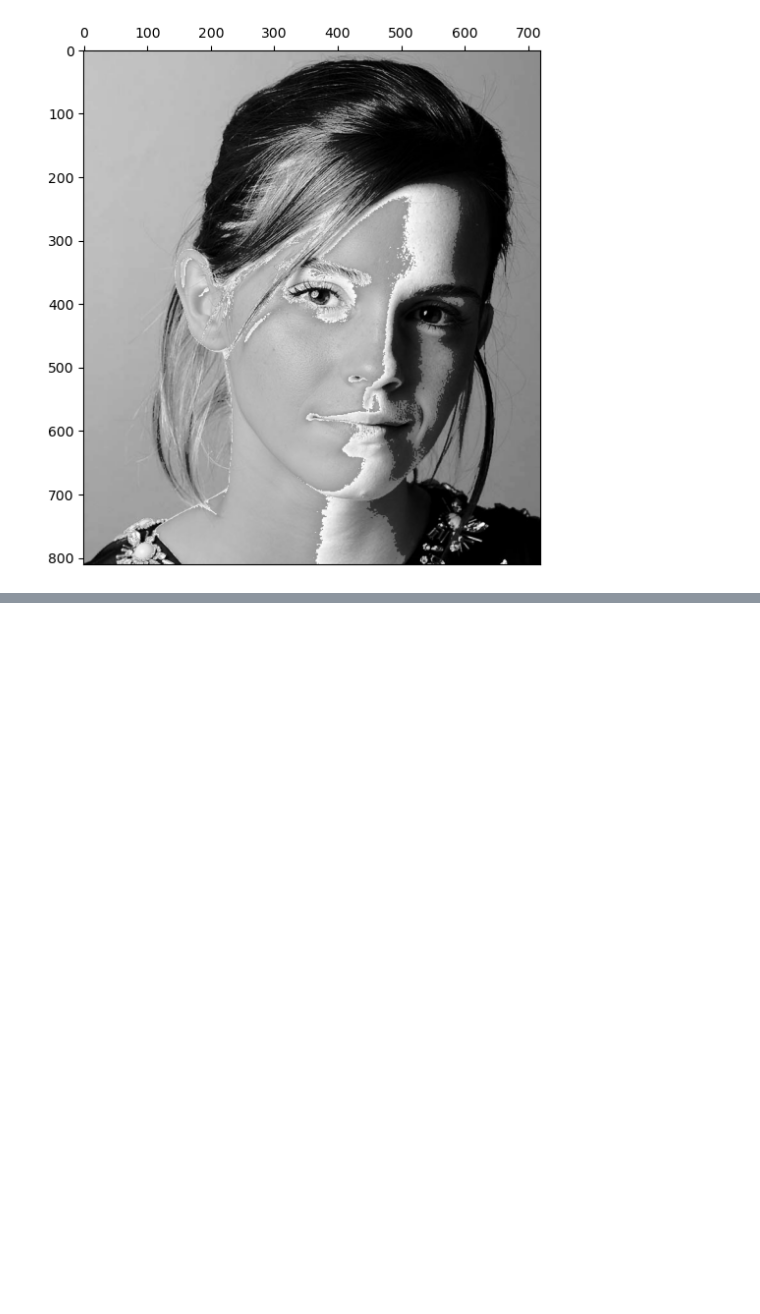
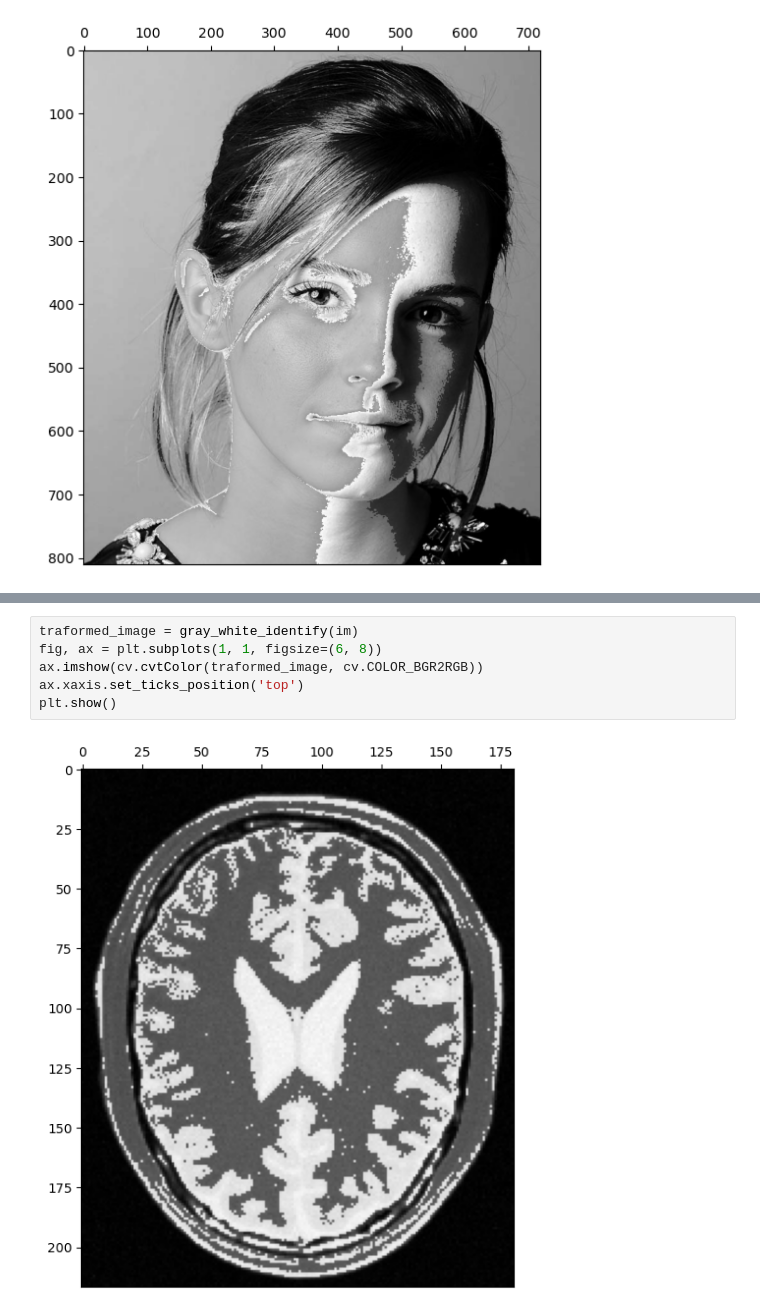
Before and after one commit to praveen2k2/Image_Processing_A, a Jupyter notebook: Assigment1.ipynb, the cells around one changed output, grey strips where cells are left out. Saved outputs shown, nothing was run; the diff lists cells and outputs as text; blank space fills up the shorter version.

```diff
--- a/Assigment1.ipynb
+++ b/Assigment1.ipynb
@@ -50,0 +76,8 @@ array([[111, 111, 111, ...,  77,  77,  77],
+# %%
+traformed_image = gray_white_identify(im)
+fig, ax = plt.subplots(1, 1, figsize=(6, 8))
+ax.imshow(cv.cvtColor(traformed_image, cv.COLOR_BGR2RGB))
+ax.xaxis.set_ticks_position('top')
+plt.show()
+# %% [output]
+[figure, added]
```
Also changed, not shown: parts of 5 cells of this notebook.
